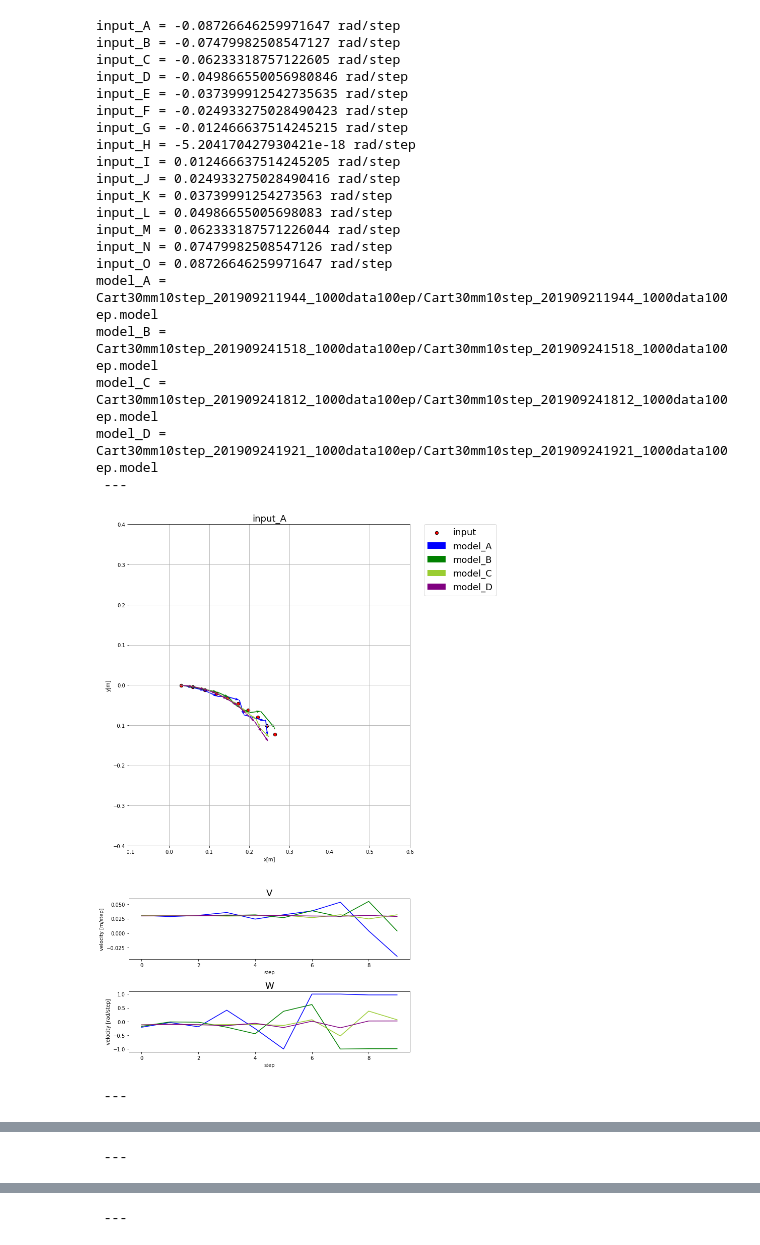
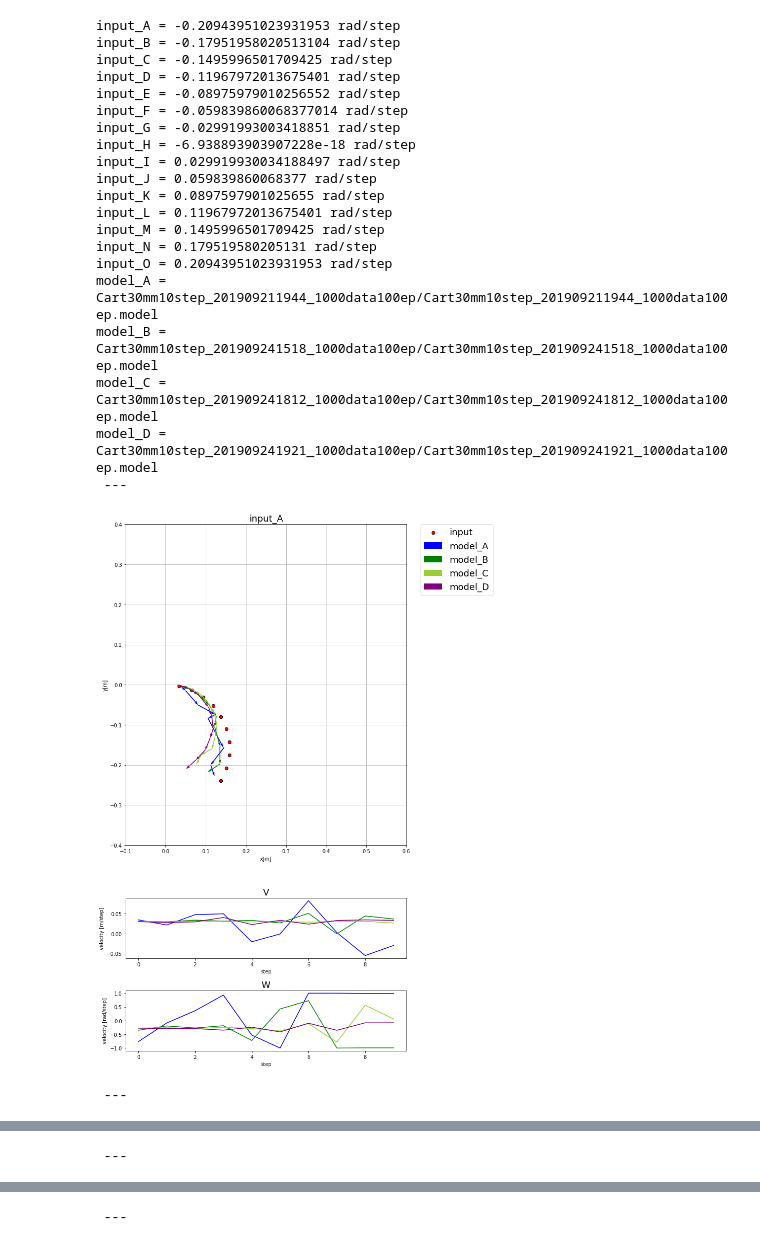
Before and after one commit to yotaseki/ROS-Cart, a Jupyter notebook: script/Test.ipynb, the cells around one changed output, grey strips where cells are left out. Cells and saved outputs as stored; diff of their text form; code cells hidden in the pictures.

```diff
--- a/script/Test.ipynb
+++ b/script/Test.ipynb
@@ -119,8 +119,8 @@ def loss_function(y, y_true,dmesg=0):
 # dataset
 DATA_NUM_WAYPOINTS = 10
 DATA_NUM_STEP = DATA_NUM_WAYPOINTS
-DATA_HZ = 10
-DATA_MAX_TRANS_VEL = 0.3 # [m/s]
+DATA_HZ = 30
+DATA_MAX_TRANS_VEL = 1.0 # [m/s]
 DATA_MAX_ROTATE_VEL = 2*xp.pi # [rad/s]
 DATA_M_PER_STEP = DATA_MAX_TRANS_VEL / DATA_HZ # [m/step]
 DATA_RAD_PER_STEP = DATA_MAX_ROTATE_VEL / DATA_HZ # [rad/step]
@@ -186,7 +187,8 @@ def predict(model,x):
     return y, loss, z_oplus
 # %%
 #rad = xp.linspace(-DATA_RAD_PER_STEP, DATA_RAD_PER_STEP, 73) # -36 ~ 36 m/step
-rad = xp.linspace(-xp.deg2rad(5),xp.deg2rad(5), 15)
+#rad = xp.linspace(-xp.deg2rad(5),xp.deg2rad(5), 15)
+rad = xp.linspace(-DATA_RAD_PER_STEP, DATA_RAD_PER_STEP, 15) # -36 ~ 36 m/step
 panels = ['loss','v_1','w_1' ,'average_v','average_w']
 columns = ['model_'+chr(ord('A')+x) for x in range(len(modelname))]
 #columns = [x.split('/')[0] for x in modelname]
@@ -225,47 +227,47 @@ for i in range(len(rad)):
         w_1_df.iat[i,j] = y.data[0,0,1]
         axes[0] = plot_path(axes[0], z_oplus,xlim=[-.1,.6],ylim=[-.4,.4],color=modelcolors[j])
         if(settings.gpu_index >= 0):
             y_np = xp.asnumpy(y.data)
         margin = 0.05
         axes[1].plot(y_np[0,:,0],color=modelcolors[j])
         #axes[1].set_ylim([0,DATA_M_PER_STEP+margin])
         axes[1].set_title('V', fontsize=18)
         axes[1].set_ylabel('velocity [m/step]')
         axes[1].set_xlabel('step')
         axes[1].grid()
         margin = 0.5
         axes[2].plot(y_np[0,:,1],color=modelcolors[j])
         #axes[2].set_ylim([-DATA_RAD_PER_STEP-margin,DATA_RAD_PER_STEP+margin])
         axes[2].set_ylabel('velocity [rad/step]')
         axes[2].set_xlabel('step')
         axes[2].set_title('W', fontsize=18)
         axes[2].grid()
     leg = columns.copy()
     leg.insert(0,'input')
     axes[0].legend(leg,bbox_to_anchor=(1.05, 1), loc='upper left', borderaxespad=0, fontsize=18)
     #axes[0].grid()
     axes[0].set_title(rows_name[i], fontsize=18)
     plt.show()
 # %% [output]
-input_A = -0.08726646259971647 rad/step
-input_B = -0.07479982508547127 rad/step
-input_C = -0.06233318757122605 rad/step
-input_D = -0.049866550056980846 rad/step
-input_E = -0.037399912542735635 rad/step
-input_F = -0.024933275028490423 rad/step
-input_G = -0.012466637514245215 rad/step
-input_H = -5.204170427930421e-18 rad/step
-input_I = 0.012466637514245205 rad/step
-input_J = 0.024933275028490416 rad/step
-input_K = 0.03739991254273563 rad/step
-input_L = 0.04986655005698083 rad/step
-input_M = 0.062333187571226044 rad/step
-input_N = 0.07479982508547126 rad/step
-input_O = 0.08726646259971647 rad/step
+input_A = -0.20943951023931953 rad/step
+input_B = -0.17951958020513104 rad/step
+input_C = -0.1495996501709425 rad/step
+input_D = -0.11967972013675401 rad/step
+input_E = -0.08975979010256552 rad/step
+input_F = -0.059839860068377014 rad/step
+input_G = -0.02991993003418851 rad/step
+input_H = -6.938893903907228e-18 rad/step
+input_I = 0.029919930034188497 rad/step
+input_J = 0.059839860068377 rad/step
+input_K = 0.0897597901025655 rad/step
+input_L = 0.11967972013675401 rad/step
+input_M = 0.1495996501709425 rad/step
+input_N = 0.179519580205131 rad/step
+input_O = 0.20943951023931953 rad/step
 model_A = Cart30mm10step_201909211944_1000data100ep/Cart30mm10step_201909211944_1000data100ep.model
 model_B = Cart30mm10step_201909241518_1000data100ep/Cart30mm10step_201909241518_1000data100ep.model
 model_C = Cart30mm10step_201909241812_1000data100ep/Cart30mm10step_201909241812_1000data100ep.model
 model_D = Cart30mm10step_201909241921_1000data100ep/Cart30mm10step_201909241921_1000data100ep.model
  ---
-[figure, old version]
+[figure, new version]
  ---
```
Also changed, not shown: parts of 5 cells of this notebook, 1 other file.
